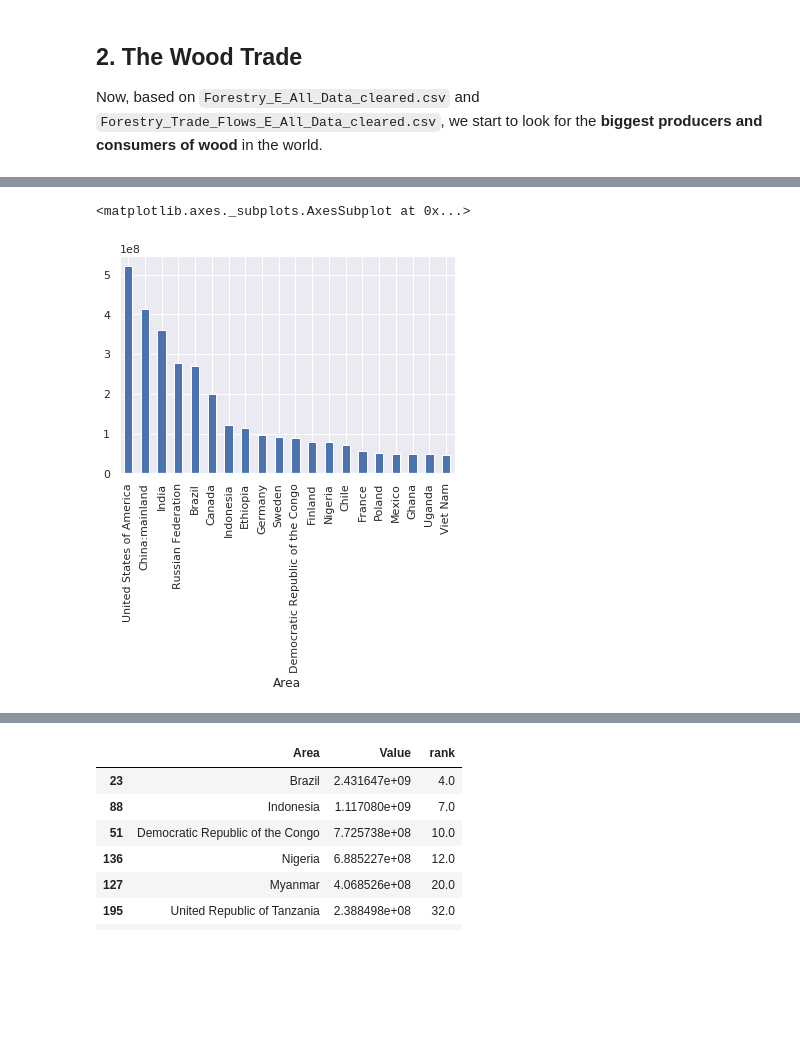
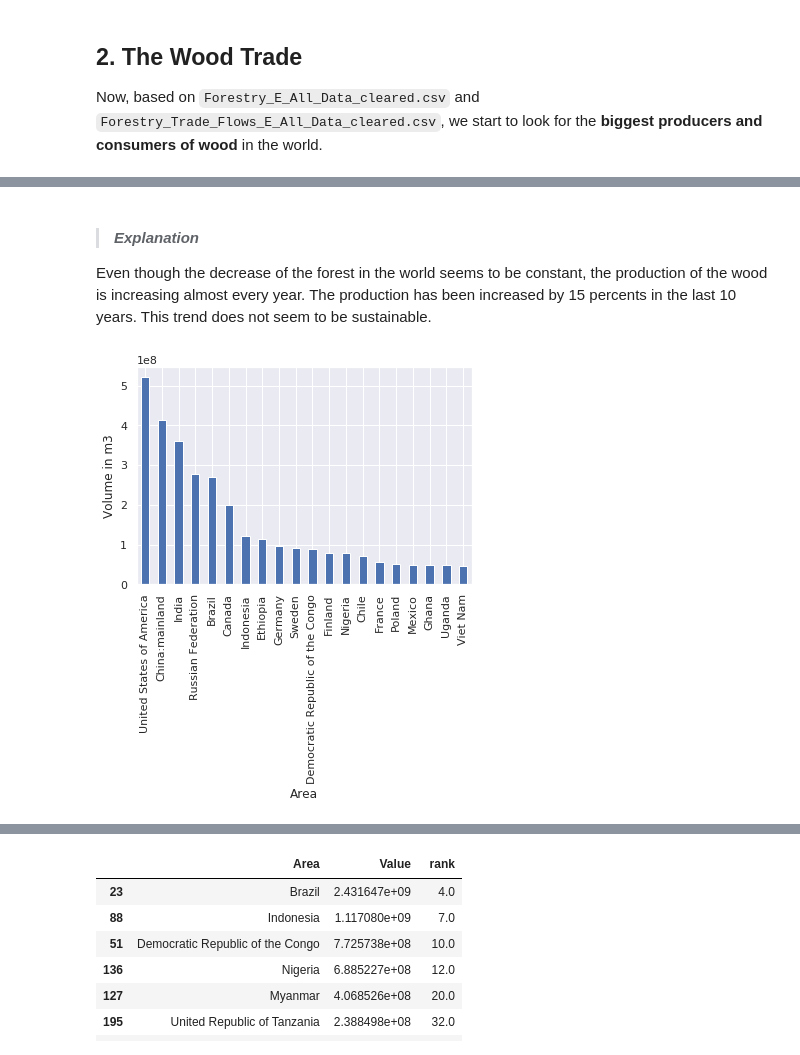
Before and after one commit to kostelansky17/disappearing_forests, a Jupyter notebook: main_yeh.ipynb, the cells around one changed output, grey strips where cells are left out. Cells and saved outputs as stored; diff of their text form; code cells hidden in the pictures; blank space fills up the shorter version.

Commit message:
finish wood trade

```diff
--- a/main_yeh.ipynb
+++ b/main_yeh.ipynb
@@ -675,6 +676,10 @@ plt.show()
+# %% [markdown]
+> #### ***Explanation***
+Even though the decrease of the forest in the world seems to be constant, the production of the wood is increasing almost every year. The production has been increased by 15 percents in the last 10 years. This trend does not seem to be sustainable.
 # %%
 # the biggest producer of wood in 2018
 wood_production_m3.loc[:, 2018].sort_values(ascending=False).head(20).plot.bar()
+plt.ylabel("Volume in m3")
+plt.show()
 # %% [output]
-<matplotlib.axes._subplots.AxesSubplot at 0x...>
-[figure, old version]
+[figure, new version]
```
Also changed, not shown: parts of 20 cells of this notebook.
